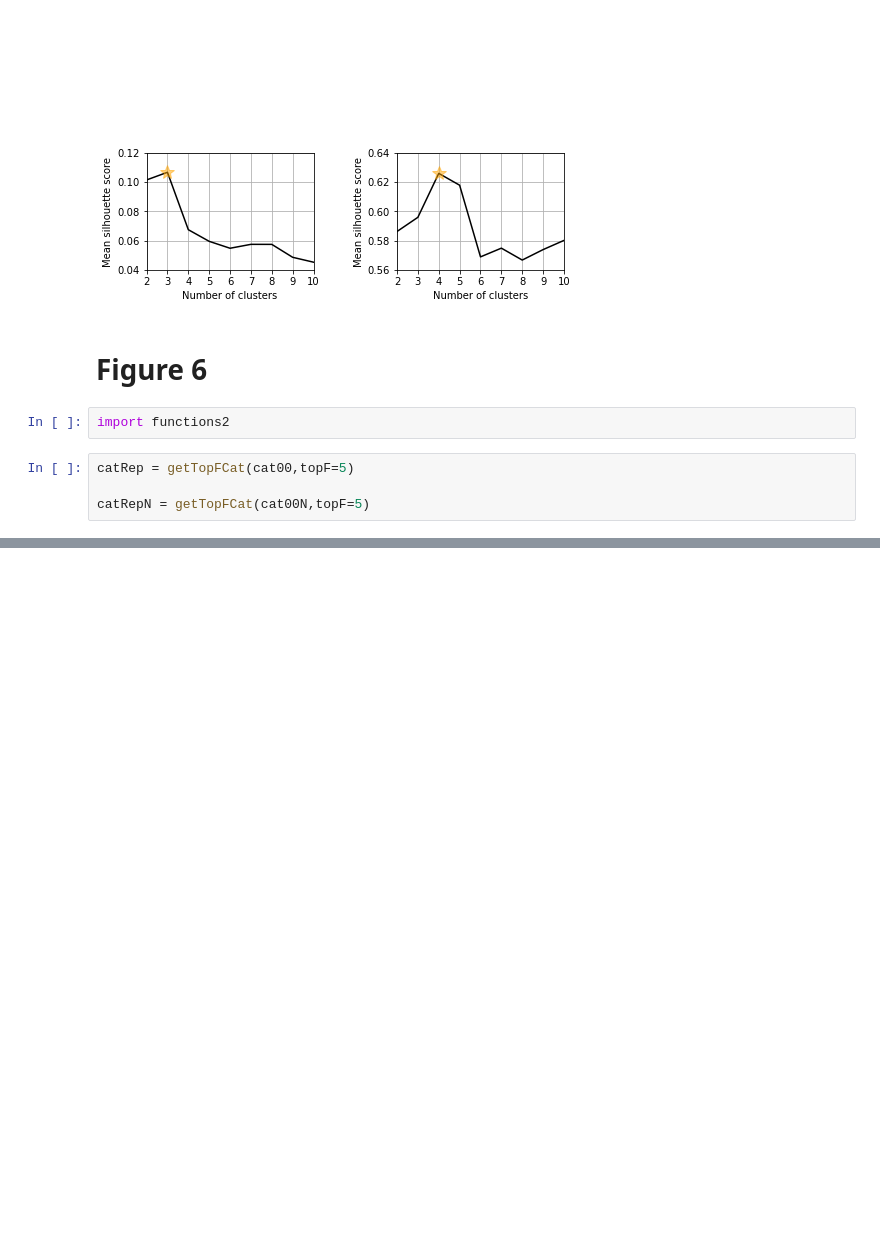
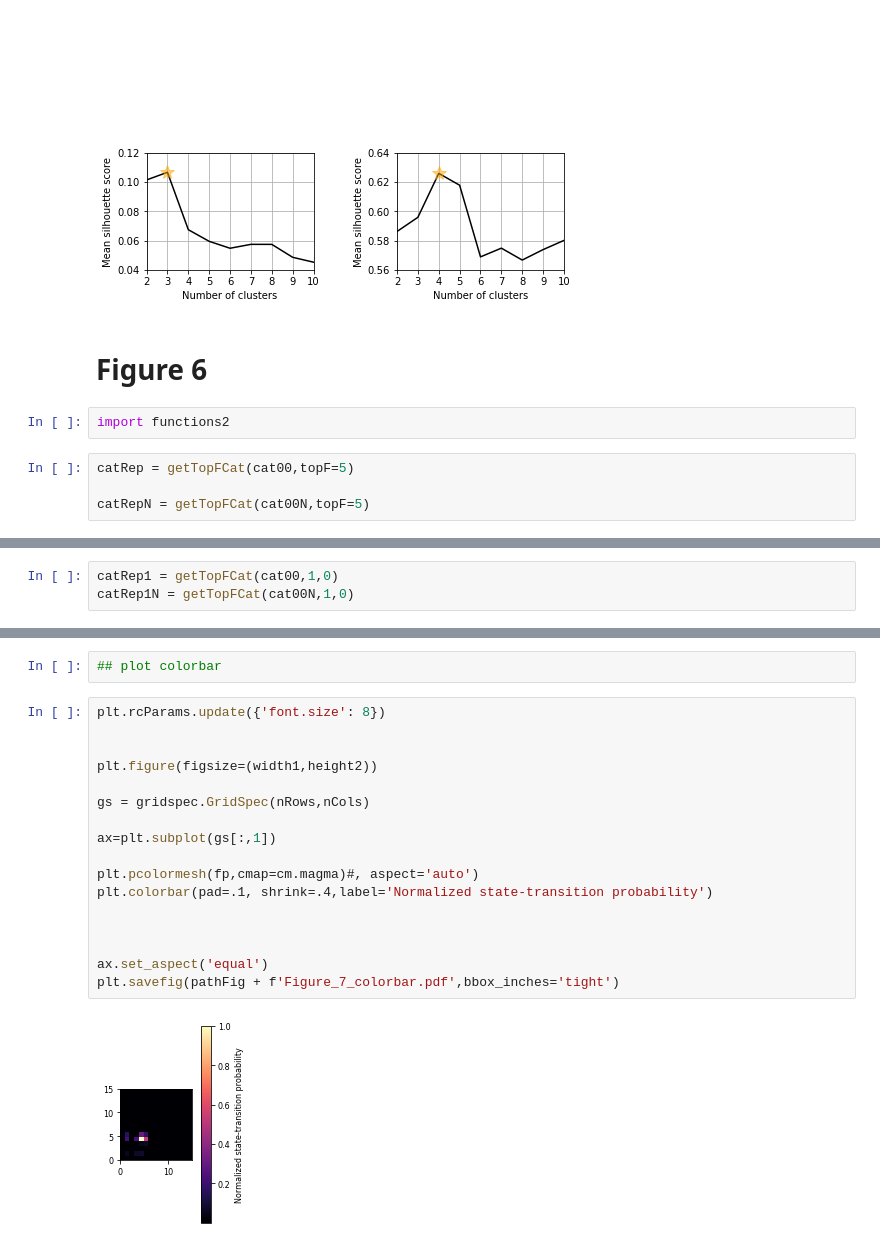
Before and after one commit to tsawi/Unsupervised_ML_Gornergletscher, a Jupyter notebook: notebooks/plotFigures5-7.ipynb, the cells around one changed output, grey strips where cells are left out. Cells and saved outputs as stored; diff of their text form; blank space fills up the shorter version.

```diff
--- a/notebooks/plotFigures5-7.ipynb
+++ b/notebooks/plotFigures5-7.ipynb
@@ -1092,0 +1043,3 @@ plt.savefig(pathFig + f'Figure_7.pdf',bbox_inches='tight')
+# %%
+catRep1 = getTopFCat(cat00,1,0)
+catRep1N = getTopFCat(cat00N,1,0)
@@ -1092,0 +1215,21 @@ plt.savefig(pathFig + f'Figure_7.pdf',bbox_inches='tight')
+# %%
+## plot colorbar
+# %%
+plt.rcParams.update({'font.size': 8})
+
+
+plt.figure(figsize=(width1,height2))
+
+gs = gridspec.GridSpec(nRows,nCols)
+
+ax=plt.subplot(gs[:,1])
+
+plt.pcolormesh(fp,cmap=cm.magma)#, aspect='auto')
+plt.colorbar(pad=.1, shrink=.4,label='Normalized state-transition probability')
+
+
+
+ax.set_aspect('equal')
+plt.savefig(pathFig + f'Figure_7_colorbar.pdf',bbox_inches='tight')
+# %% [output]
+[figure, added]
```
Also changed, not shown: parts of 16 cells of this notebook, 7 other files.
